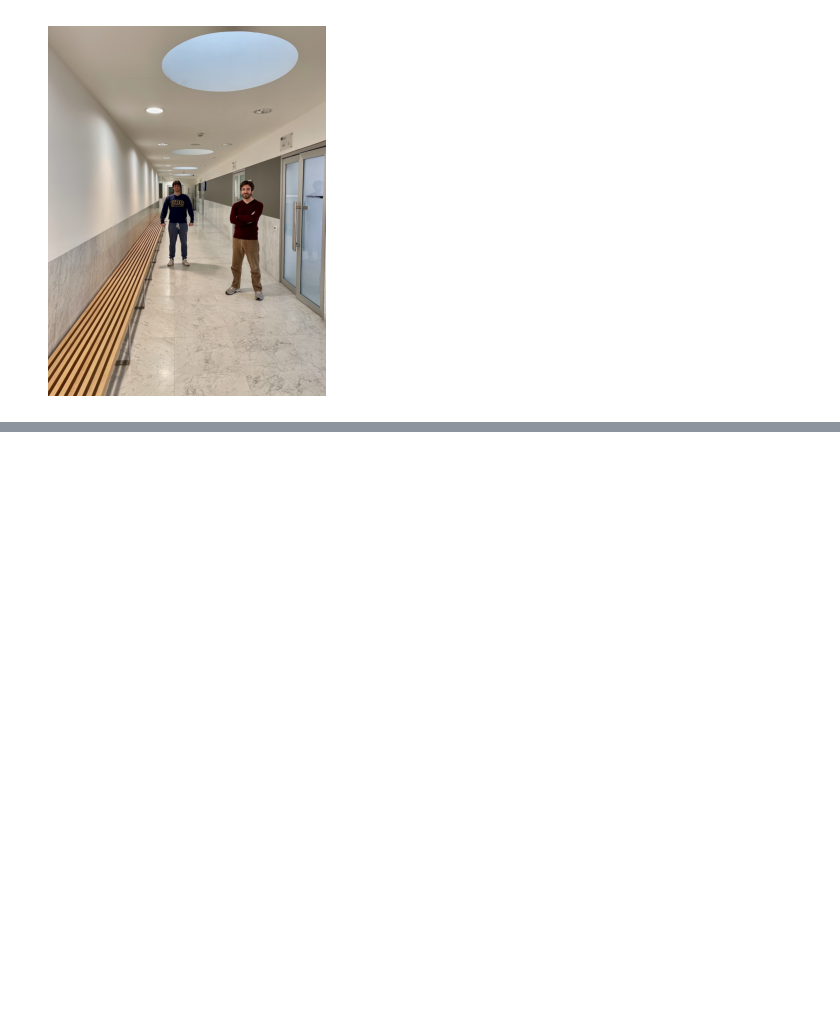
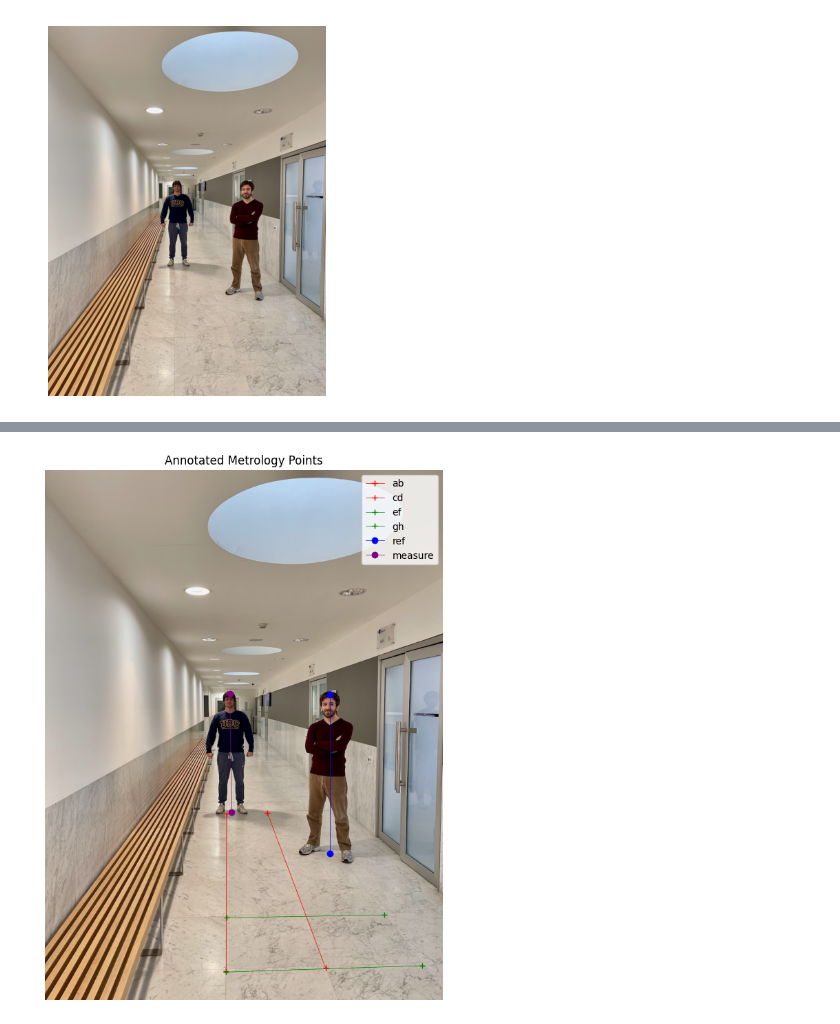
Before and after one commit to giacomo-ciro/projective-geometry-estimation, a Jupyter notebook: single-view-metrology/main.ipynb, the cells around one changed output, grey strips where cells are left out. Drawn from its saved outputs; the diff is of its cells as text; code cells hidden in the pictures; blank space fills up the shorter version.

```diff
--- a/single-view-metrology/main.ipynb
+++ b/single-view-metrology/main.ipynb
@@ -258,0 +25,47 @@ KeyboardInterrupt:
+# %%
+img = cv2.imread("draft.jpeg")
+img = cv2.cvtColor(img, cv2.COLOR_BGR2RGB)
+
+# Load the annotations from the .npy file
+annotations = np.load("simple_metrology_annotations.npy", allow_pickle=True).item()
+
+# Get the lines from annotations
+lines = annotations['lines']
+
+# Plot the image and the lines
+plt.figure(figsize=(10, 10))
+plt.imshow(img)
+
+# Define line labels for different line types
+parallel1_labels = ["ab", "cd"]
+parallel2_labels = ["ef", "gh"]
+
+# Plot each line with appropriate label
+parallel1_count = 0
+parallel2_count = 0
+
+for i, ((x1, y1), (x2, y2), line_type) in enumerate(lines):
+    if line_type == 'parallel_1':
+        label = parallel1_labels[parallel1_count]
+        style = {"marker": "+", "linewidth": 0.5, "color": "red"}
+        parallel1_count += 1
+    elif line_type == 'parallel_2':
+        label = parallel2_labels[parallel2_count]
+        style = {"marker": "+", "linewidth": 0.5, "color": "green"}
+        parallel2_count += 1
+    elif line_type == 'reference':
+        label = "ref"
+        style = {"marker": "o", "linewidth": 0.5, "color": "blue"}
+    elif line_type == 'measure':
+        label = "measure"
+        style = {"marker": "o", "linewidth": 0.5, "color": "purple"}
+
+    plt.plot([x1, x2], [y1, y2], marker=style["marker"], label=label,
+             linewidth=style["linewidth"], color=style["color"])
+
+plt.legend()
+plt.axis('off')
+plt.title("Annotated Metrology Points")
+plt.show()
+# %% [output]
+[figure, added]
```
Also changed, not shown: parts of 8 cells of this notebook.
